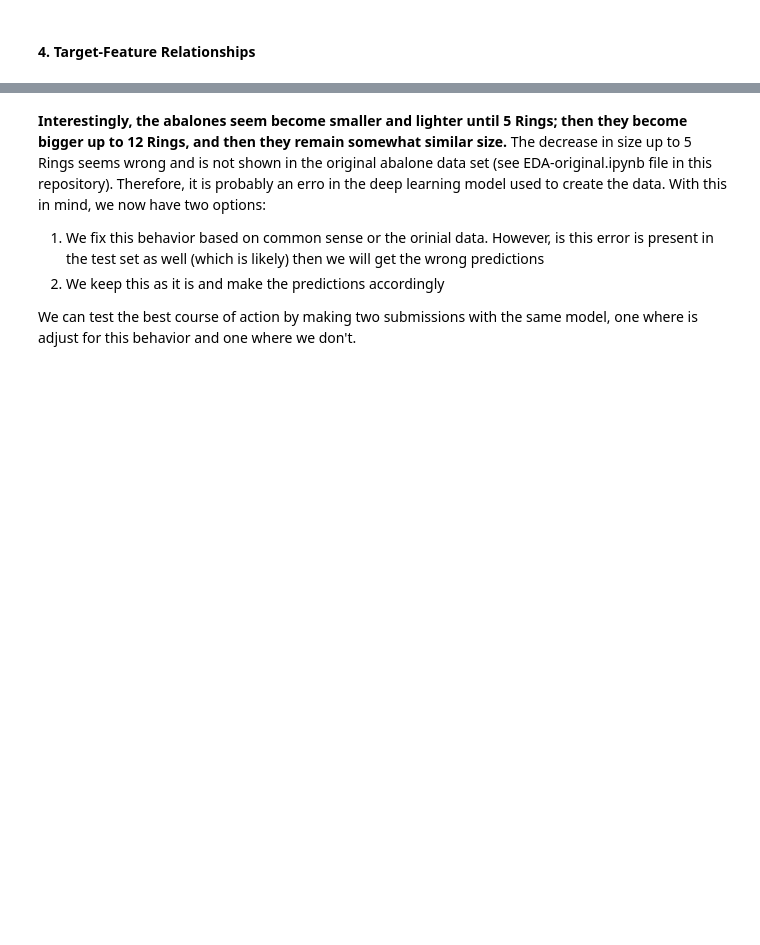
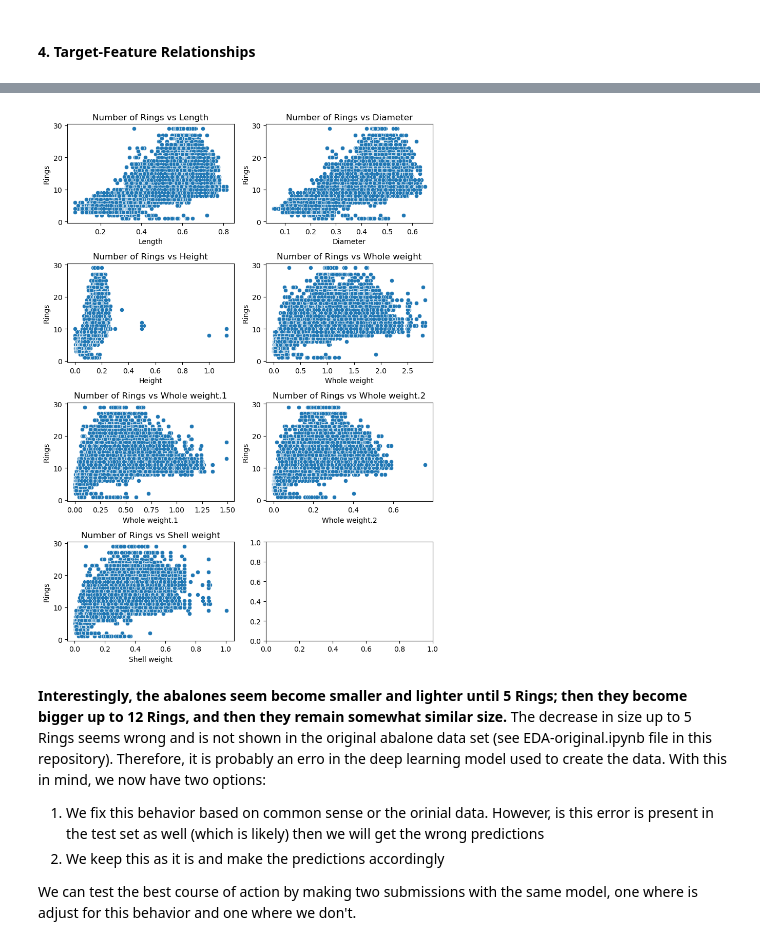
Before and after one commit to MikMar99/Optimising-Abalone-Price-through-Age-Prediction, a Jupyter notebook: EDA.ipynb, the cells around one changed output, grey strips where cells are left out. Drawn from its saved outputs; the diff is of its cells as text; code cells hidden in the pictures; blank space fills up the shorter version.

```diff
--- a/EDA.ipynb
+++ b/EDA.ipynb
@@ -228,3 +197,31 @@ for feature in features_:
+# %%
+features_ = ['Length', 'Diameter', 'Height', 'Whole weight', 'Whole weight.1', 'Whole weight.2', 'Shell weight']
+
+# Create a new figure with a 4x2 grid layout
+fig, axs = plt.subplots(4, 2, figsize=(8, 11))
+
+# Iterate over each feature and subplot position
+for i, feature in enumerate(features_):
+
+    # Determine the position of the subplot in the grid
+    row = i // 2
+    col = i % 2
+
+    # Plot Rings vs Feature
+    sns.scatterplot(x=feature, y='Rings', data=train_df, ax=axs[row, col])
+
+    # Add title and labels
+    axs[row, col].set_title(f'Number of Rings vs {feature}')
+    axs[row, col].set_xlabel(feature)
+    axs[row, col].set_ylabel('Rings')
+
+# Adjust layout to prevent overlap
+plt.tight_layout()
+
+# # Save the plot as a PNG file
+# plt.savefig('data/EDA1.png')
+# %% [output]
+[figure, added]
 # %% [markdown]
 **Interestingly, the abalones seem become smaller and lighter until 5 Rings; then they become bigger up to 12 Rings, and then they remain somewhat similar size.** The decrease in size up to 5 Rings seems wrong and is not shown in the original abalone data set (see EDA-original.ipynb file in this repository). Therefore, it is probably an erro in the deep learning model used to create the data. With this in mind, we now have two options:
 
```
Also changed, not shown: parts of 6 cells of this notebook, 9 other files.
